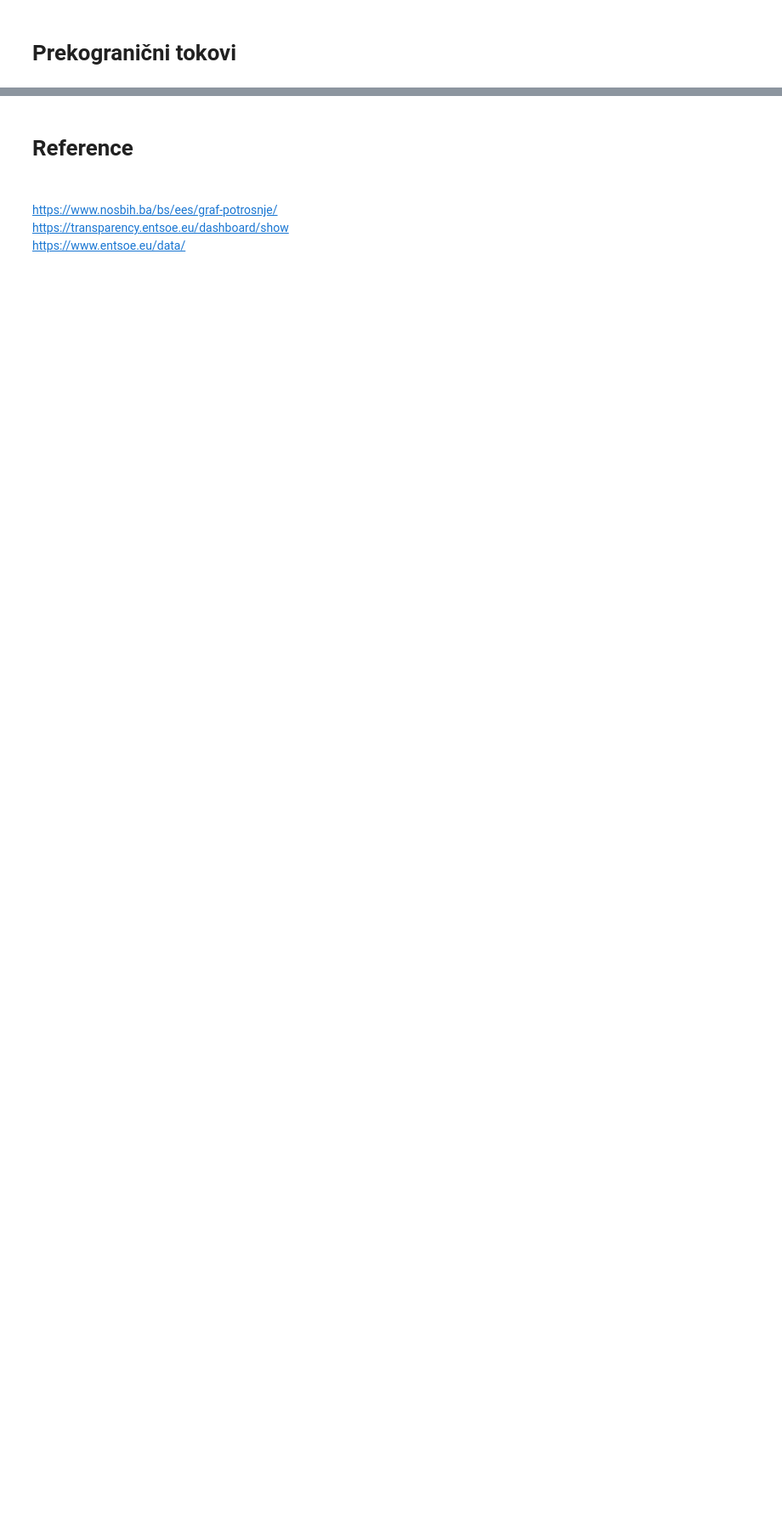
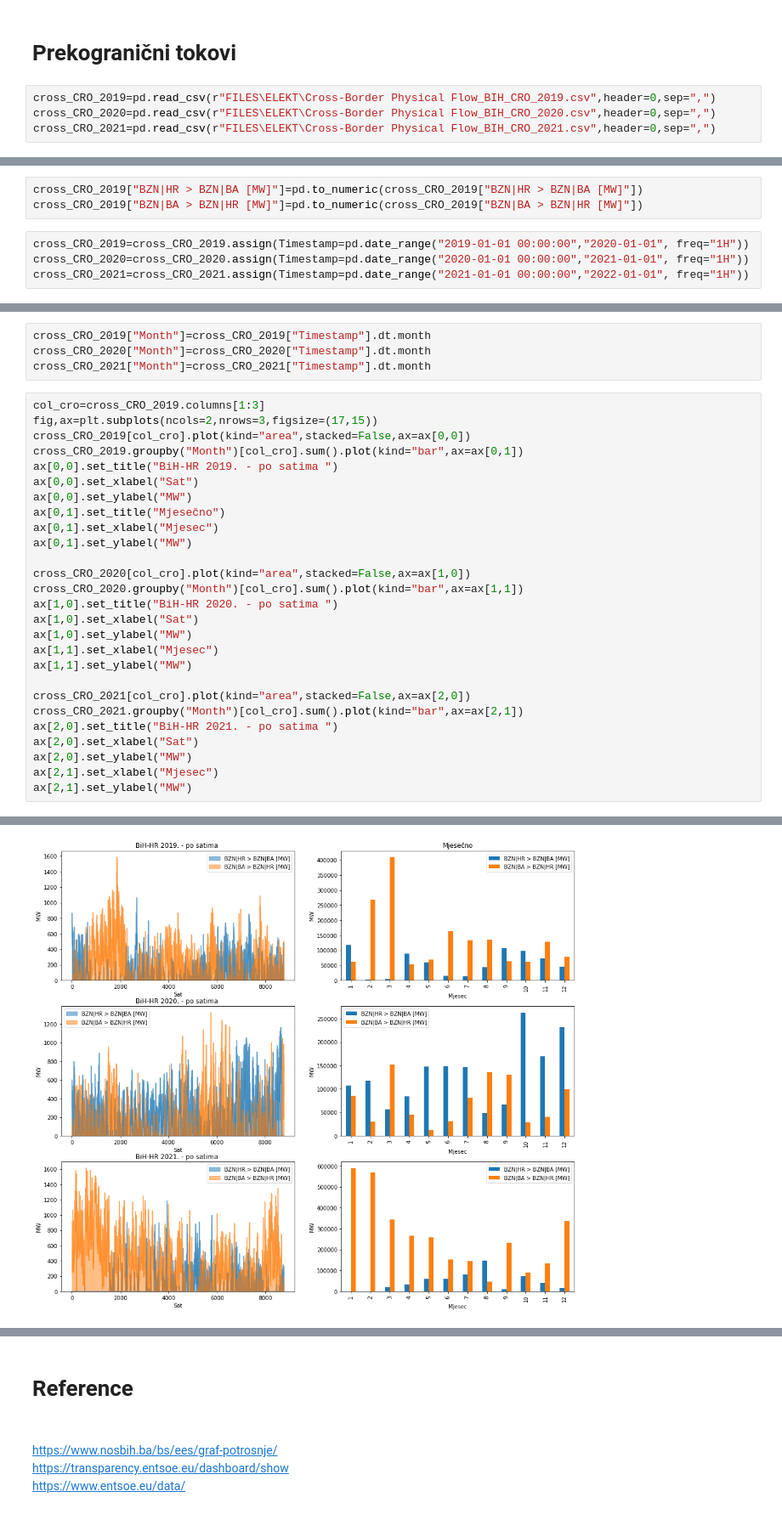
Before and after one commit to ehlimana/Electricity-analysis, a Jupyter notebook: Elec_load_profile_2015_16_17_18_19.ipynb, the cells around one changed output, grey strips where cells are left out. Shown at 85% size. Drawn from its saved outputs; the diff is of its cells as text; blank space fills up the shorter version.

Commit message:
Add preliminary inputs to Elec_load_profile_2015_16_17_18_19.ipynb - Cross-Border Physical Flow

```diff
--- a/Elec_load_profile_2015_16_17_18_19.ipynb
+++ b/Elec_load_profile_2015_16_17_18_19.ipynb
@@ -762,3 +762,7 @@ Mjesec
 12       108
 # %% [markdown]
 # Prekogranični tokovi
+# %%
+cross_CRO_2019=pd.read_csv(r"FILES\ELEKT\Cross-Border Physical Flow_BIH_CRO_2019.csv",header=0,sep=",")
+cross_CRO_2020=pd.read_csv(r"FILES\ELEKT\Cross-Border Physical Flow_BIH_CRO_2020.csv",header=0,sep=",")
+cross_CRO_2021=pd.read_csv(r"FILES\ELEKT\Cross-Border Physical Flow_BIH_CRO_2021.csv",header=0,sep=",")
@@ -764,0 +784,7 @@ Mjesec
+# %%
+cross_CRO_2019["BZN|HR > BZN|BA [MW]"]=pd.to_numeric(cross_CRO_2019["BZN|HR > BZN|BA [MW]"])
+cross_CRO_2019["BZN|BA > BZN|HR [MW]"]=pd.to_numeric(cross_CRO_2019["BZN|BA > BZN|HR [MW]"])
+# %%
+cross_CRO_2019=cross_CRO_2019.assign(Timestamp=pd.date_range("2019-01-01 00:00:00","2020-01-01", freq="1H"))
+cross_CRO_2020=cross_CRO_2020.assign(Timestamp=pd.date_range("2020-01-01 00:00:00","2021-01-01", freq="1H"))
+cross_CRO_2021=cross_CRO_2021.assign(Timestamp=pd.date_range("2021-01-01 00:00:00","2022-01-01", freq="1H"))
@@ -764,0 +816,32 @@ Mjesec
+# %%
+cross_CRO_2019["Month"]=cross_CRO_2019["Timestamp"].dt.month
+cross_CRO_2020["Month"]=cross_CRO_2020["Timestamp"].dt.month
+cross_CRO_2021["Month"]=cross_CRO_2021["Timestamp"].dt.month
+# %%
+col_cro=cross_CRO_2019.columns[1:3]
+fig,ax=plt.subplots(ncols=2,nrows=3,figsize=(17,15))
+cross_CRO_2019[col_cro].plot(kind="area",stacked=False,ax=ax[0,0])
+cross_CRO_2019.groupby("Month")[col_cro].sum().plot(kind="bar",ax=ax[0,1])
+ax[0,0].set_title("BiH-HR 2019. - po satima ")
+ax[0,0].set_xlabel("Sat")
+ax[0,0].set_ylabel("MW")
+ax[0,1].set_title("Mjesečno")
+ax[0,1].set_xlabel("Mjesec")
+ax[0,1].set_ylabel("MW")
+
+cross_CRO_2020[col_cro].plot(kind="area",stacked=False,ax=ax[1,0])
+cross_CRO_2020.groupby("Month")[col_cro].sum().plot(kind="bar",ax=ax[1,1])
+ax[1,0].set_title("BiH-HR 2020. - po satima ")
+ax[1,0].set_xlabel("Sat")
+ax[1,0].set_ylabel("MW")
+ax[1,1].set_xlabel("Mjesec")
+ax[1,1].set_ylabel("MW")
+
+cross_CRO_2021[col_cro].plot(kind="area",stacked=False,ax=ax[2,0])
+cross_CRO_2021.groupby("Month")[col_cro].sum().plot(kind="bar",ax=ax[2,1])
+ax[2,0].set_title("BiH-HR 2021. - po satima ")
+ax[2,0].set_xlabel("Sat")
+ax[2,0].set_ylabel("MW")
+ax[2,1].set_xlabel("Mjesec")
+ax[2,1].set_ylabel("MW")
+# %% [output]
@@ -764,0 +849 @@ Mjesec
+[figure, added]
```
Also changed, not shown: parts of 30 cells of this notebook, 2 other files.
